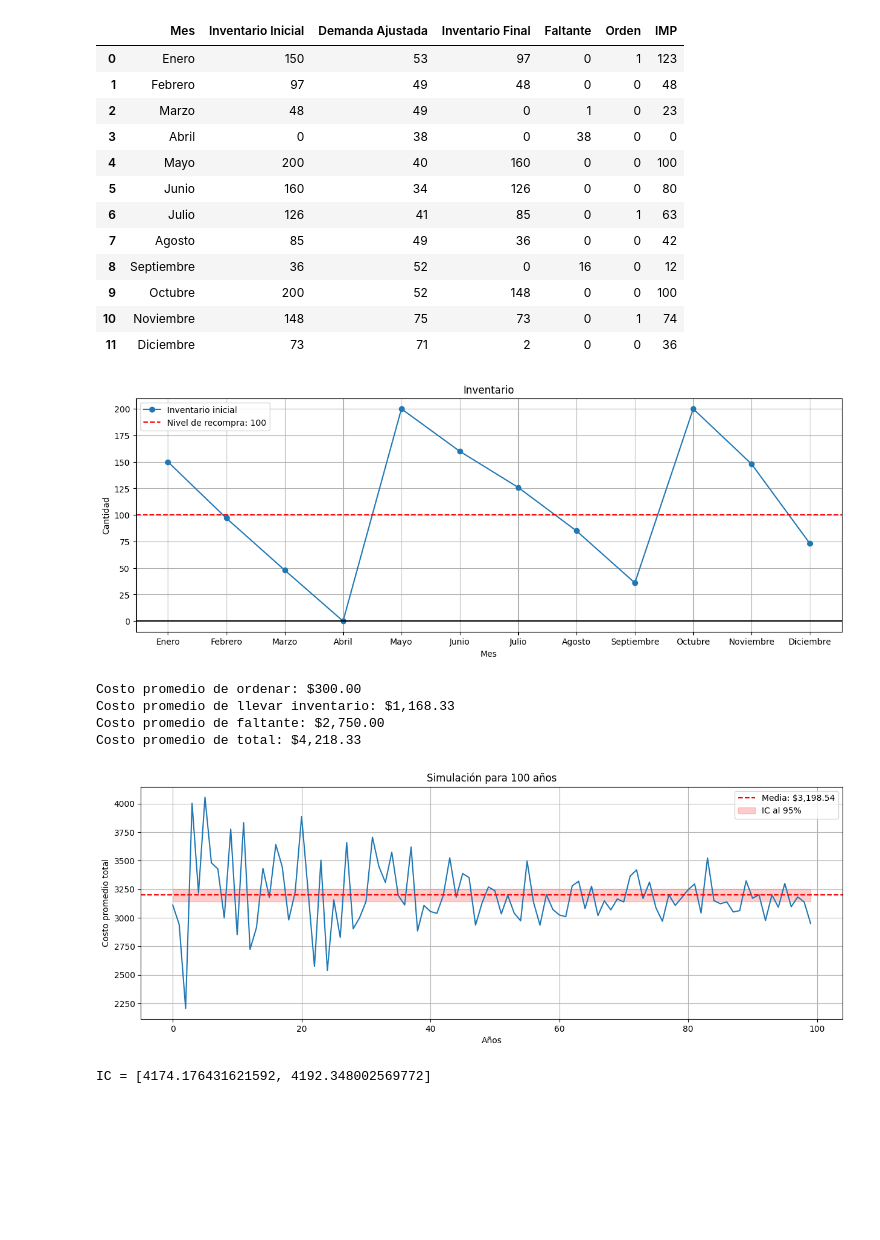
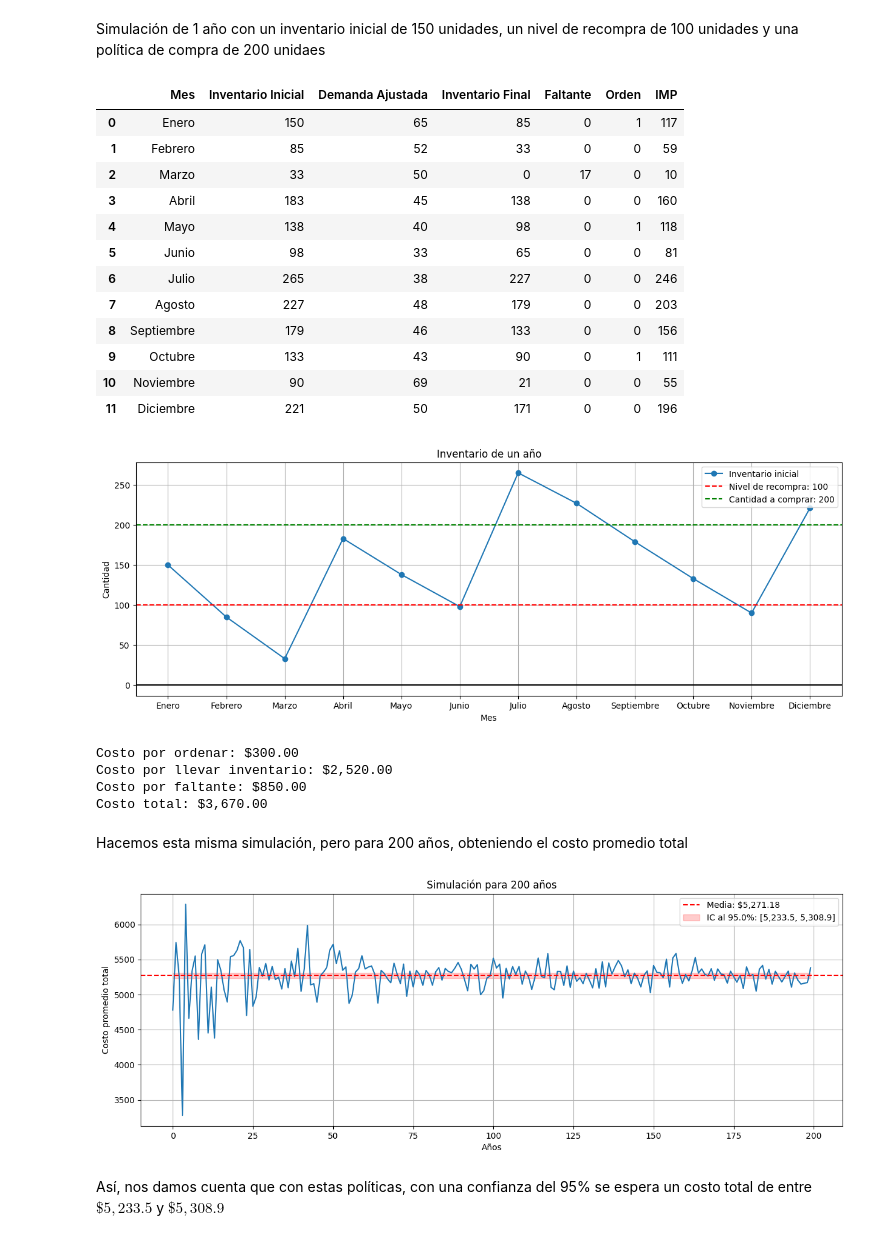
Before and after one commit to David-gutierrez-rodriguez/Simulacion-I, a Jupyter notebook: Problema_de_inventarios.ipynb, the cells around one changed output. Cells and saved outputs as stored; diff of their text form; code cells hidden in the pictures; blank space fills up the shorter version.

```diff
--- a/Problema_de_inventarios.ipynb
+++ b/Problema_de_inventarios.ipynb
@@ -131,6 +169,8 @@ def inventario(inventario_0, recompra, compra, n):
   })
 
   return data, costos
+# %% [markdown]
+Simulación de 1 año con un inventario inicial de 150 unidades, un nivel de recompra de 100 unidades y una política de compra de 200 unidaes
 # %%
 inventario_0 = 150
 recompra = 100
@@ -141,71 +181,70 @@ data, costos = inventario(inventario_0, recompra, compra, 1)
 display(data)
 
 plt.figure(figsize=(15, 5))
-plt.plot(list(data["Inventario Inicial"]), marker='o', label = "Inventario inicial")
-#plt.plot(inventario_final, marker='o', label = "Inventario final")
-plt.axhline(y = recompra, color = 'r', linestyle = '--', label = f"Nivel de recompra: {recompra}")
+plt.plot(list(data["Inventario Inicial"]), marker = "o", label = "Inventario inicial")
+plt.axhline(y = recompra, color = "r", linestyle = "--", label = f"Nivel de recompra: {recompra}")
+plt.axhline(y = compra, color = "g", linestyle = "--", label = f"Cantidad a comprar: {compra}")
 plt.axhline(y = 0, color = "k")
 plt.xlabel("Mes")
 plt.ylabel("Cantidad")
-plt.title("Inventario")
+plt.title("Inventario de un año")
 plt.legend(loc = "best")
 plt.grid(True)
 plt.xticks(range(12), meses)
 plt.show()
 
 
-for nombre, valor in zip(
-    ["ordenar", "llevar inventario", "faltante", "total"],
-    [costos[col].mean() for col in ["CPxO", "CPxLI", "CPF", "CPT"]]):
-    print(f"Costo promedio de {nombre:}: ${valor:,.2f}")
+print(f"Costo por ordenar: ${costos['CPxO'].mean():,.2f}")
+print(f"Costo por llevar inventario: ${costos['CPxLI'].mean():,.2f}")
+print(f"Costo por faltante: ${costos['CPF'].mean():,.2f}")
+print(f"Costo total: ${costos['CPT'].mean():,.2f}")
 # %% [output]
 |  | Mes | Inventario Inicial | Demanda Ajustada | Inventario Final | Faltante | Orden | IMP |
-| 0 | Enero | 150 | 53 | 97 | 0 | 1 | 123 |
-| 1 | Febrero | 97 | 49 | 48 | 0 | 0 | 48 |
-| 2 | Marzo | 48 | 49 | 0 | 1 | 0 | 23 |
-| 3 | Abril | 0 | 38 | 0 | 38 | 0 | 0 |
-| 4 | Mayo | 200 | 40 | 160 | 0 | 0 | 100 |
-| 5 | Junio | 160 | 34 | 126 | 0 | 0 | 80 |
-| 6 | Julio | 126 | 41 | 85 | 0 | 1 | 63 |
-| 7 | Agosto | 85 | 49 | 36 | 0 | 0 | 42 |
-| 8 | Septiembre | 36 | 52 | 0 | 16 | 0 | 12 |
-| 9 | Octubre | 200 | 52 | 148 | 0 | 0 | 100 |
-| 10 | Noviembre | 148 | 75 | 73 | 0 | 1 | 74 |
-| 11 | Diciembre | 73 | 71 | 2 | 0 | 0 | 36 |
+| 0 | Enero | 150 | 65 | 85 | 0 | 1 | 117 |
+| 1 | Febrero | 85 | 52 | 33 | 0 | 0 | 59 |
+| 2 | Marzo | 33 | 50 | 0 | 17 | 0 | 10 |
+| 3 | Abril | 183 | 45 | 138 | 0 | 0 | 160 |
+| 4 | Mayo | 138 | 40 | 98 | 0 | 1 | 118 |
+| 5 | Junio | 98 | 33 | 65 | 0 | 0 | 81 |
+| 6 | Julio | 265 | 38 | 227 | 0 | 0 | 246 |
+| 7 | Agosto | 227 | 48 | 179 | 0 | 0 | 203 |
+| 8 | Septiembre | 179 | 46 | 133 | 0 | 0 | 156 |
+| 9 | Octubre | 133 | 43 | 90 | 0 | 1 | 111 |
+| 10 | Noviembre | 90 | 69 | 21 | 0 | 0 | 55 |
+| 11 | Diciembre | 221 | 50 | 171 | 0 | 0 | 196 |
-[figure, old version]
+[figure, new version]
-Costo promedio de ordenar: $300.00
-Costo promedio de llevar inventario: $1,168.33
-Costo promedio de faltante: $2,750.00
-Costo promedio de total: $4,218.33
+Costo por ordenar: $300.00
+Costo por llevar inventario: $2,520.00
+Costo por faltante: $850.00
+Costo total: $3,670.00
+# %% [markdown]
+Hacemos esta misma simulación, pero para 200 años, obteniendo el costo promedio total
 # %%
-n = 100
+n = 200
 x = []
 for i in range(1, n + 1):
   _, costos = inventario(inventario_0, recompra, compra, i)
   x.append(np.mean(costos["CPT"]))
 
 
 mu = np.mean(x)
-s = np.std(x, ddof=1)
+s = np.std(x, ddof = 1)
 alpha = 0.05
-t_critico = Tt.ppf(1 - alpha/2, df=n-2)
+t_critico = Tt.ppf(1 - alpha/2, df = n - 2)
 E = t_critico*s/np.sqrt(n)
 
 
 plt.figure(figsize=(15, 5))
 plt.plot(x)
-plt.axhline(y = mu, color = 'r', linestyle = '--', label = f"Media: ${mu:,.2f}")
-plt.fill_between(range(n), mu - E, mu + E, color = "r", alpha = 0.2, label = "IC al 95%")
+plt.axhline(y = mu, color = "r", linestyle = "--", label = f"Media: ${mu:,.2f}")
+plt.fill_between(range(n), mu - E, mu + E, color = "r", alpha = 0.2, label = f"IC al {(1-alpha)*100}%: [{(mu - E):,.1f}, {(mu + E):,.1f}]")
 plt.xlabel("Años")
 plt.ylabel("Costo promedio total")
-#plt.gca().yaxis.set_major_formatter(ticker.FuncFormatter(lambda x, _: f'${x:,.0f}'))
 plt.title(f"Simulación para {n} años")
 plt.legend(loc = "best")
 plt.grid(True)
 plt.show()
 # %% [output]
-[figure, old version]
+[figure, new version]
-# %%
-print(f"IC = [{mu - E}, {mu + E}]")
-# %% [output]
-IC = [4174.176431621592, 4192.348002569772]
+# %% [markdown]
+Así, nos damos cuenta que con estas políticas, con una confianza del 95% se espera un costo total de entre $\$5,233.5$ y $\$5,308.9$
```
Also changed, not shown: parts of 15 cells of this notebook.
